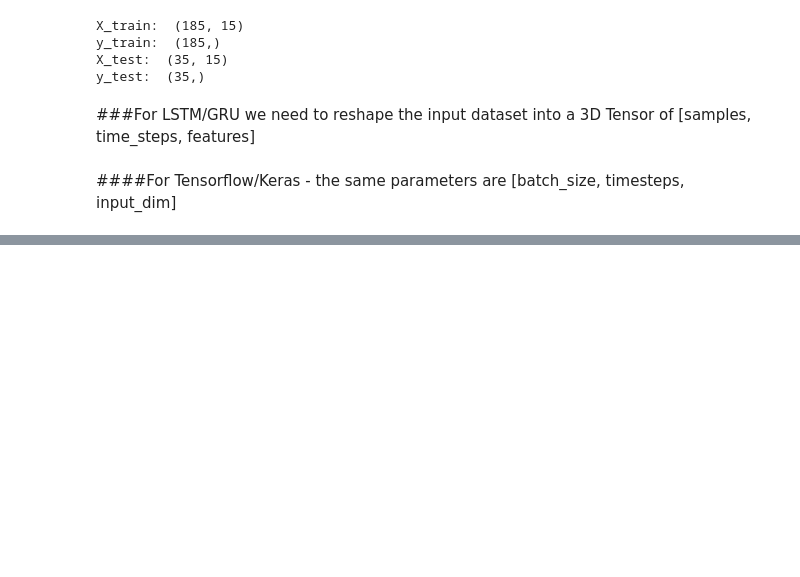
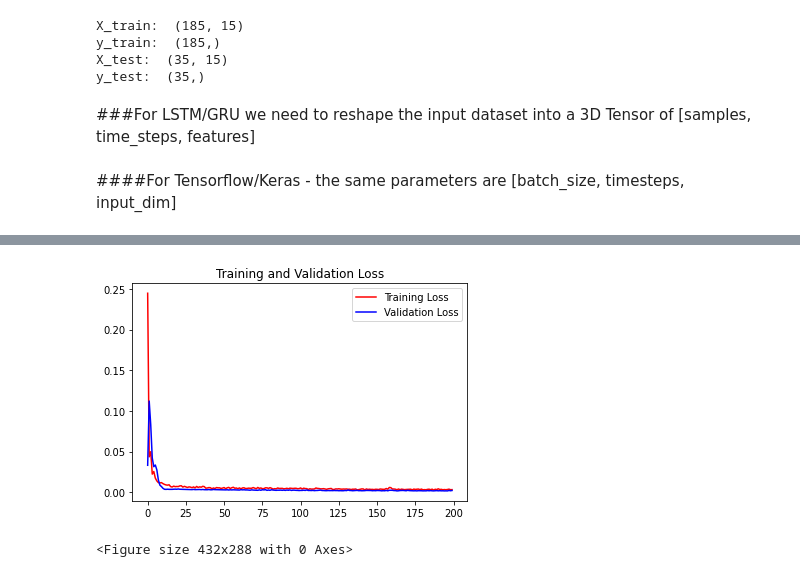
Before and after one commit to agnxsh/credit-suisse-gru-stock-pred-model, a Jupyter notebook: credit_suisse_with_gru.ipynb, the cells around one changed output, grey strips where cells are left out. Cells and saved outputs as stored; diff of their text form; code cells hidden in the pictures; blank space fills up the shorter version.

```diff
--- a/credit_suisse_with_gru.ipynb
+++ b/credit_suisse_with_gru.ipynb
@@ -237,3 +237,9 @@ y_test:  (35,)
 ###For LSTM/GRU we need to reshape the input dataset into a 3D Tensor of [samples, time_steps, features]
 # %% [markdown]
 ####For Tensorflow/Keras - the same parameters are [batch_size, timesteps, input_dim]
+# %%
+X_train = X_train.reshape(X_train.shape[0],X_train.shape[1],1)
+X_test = X_test.reshape(X_test.shape[0],X_test.shape[1],1)
+#converting them into 3d vectors
+print("X train: ",X_train.shape)
+print("X_test: ", X_test.shape)
@@ -239,0 +251,9 @@ y_test:  (35,)
+# %%
+tf.keras.backend.clear_session()
+model = Sequential()
+model.add(GRU(32,return_sequences=True,input_shape=(time_step,1)))
+model.add(GRU(32,return_sequences=True))
+model.add(GRU(32))
+model.add(Dropout(0.20))
+model.add(Dense(1))
+model.compile(loss='mean_squared_error',optimizer='adam')
@@ -239,0 +282,2 @@ y_test:  (35,)
+# %%
+history = model.fit(X_train, y_train, validation_data=(X_test,y_test), epochs=200, batch_size=32, verbose=1)
@@ -239,0 +302,14 @@ y_test:  (35,)
+# %%
+import matplotlib.pyplot as plt
+loss = history.history['loss']
+val_loss = history.history['val_loss']
+epochs=range(len(loss))
+plt.plot(epochs,loss,'r',label='Training Loss')
+plt.plot(epochs,val_loss,'b',label='Validation Loss')
+plt.title("Training and Validation Loss")
+plt.legend(loc=0)
+plt.figure()
+plt.show()
+# %% [output]
+[figure, added]
+<Figure size 432x288 with 0 Axes>
```
Also changed, not shown: parts of 35 cells of this notebook.
